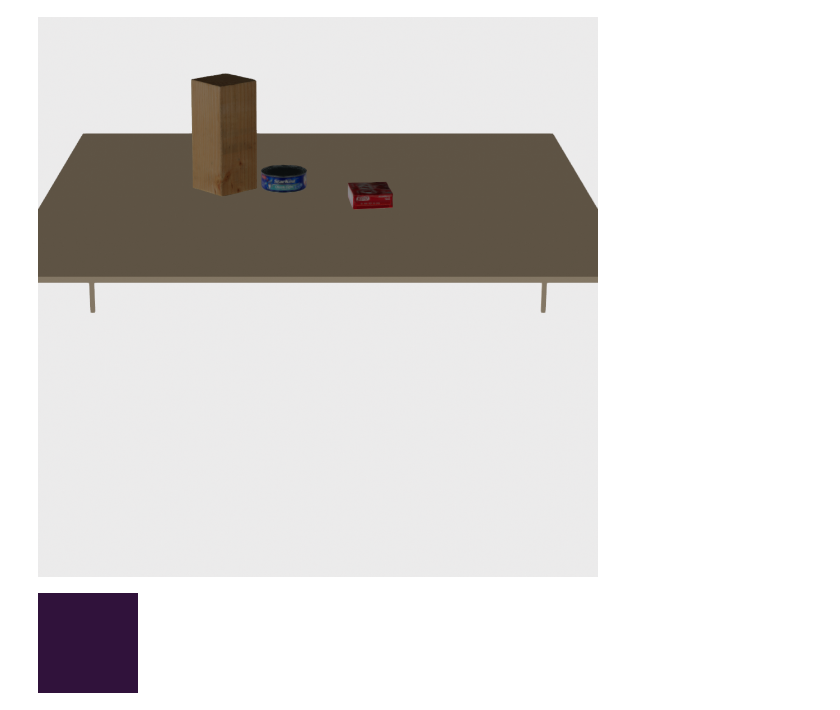
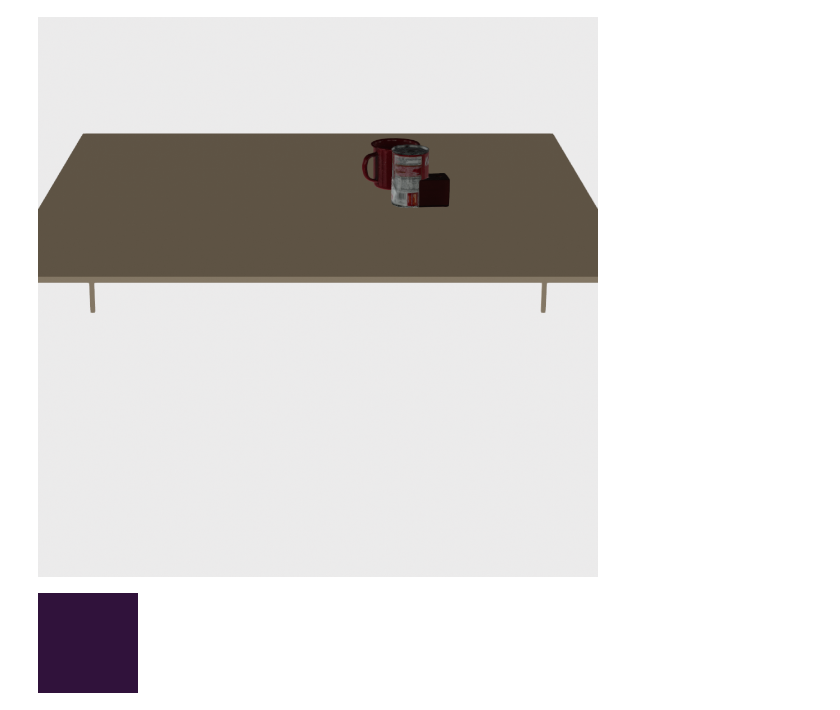
Before and after one commit to probcomp/bayes3d, a Jupyter notebook: experiments/tabletop/scene_parser.ipynb, the cells around one changed output. Drawn from its saved outputs; the diff is of its cells as text; code cells hidden in the pictures.

```diff
--- a/experiments/tabletop/scene_parser.ipynb
+++ b/experiments/tabletop/scene_parser.ipynb
@@ -78,33 +82,33 @@ contact_param_gridding_schedule = [
 
 pose_from_contact_and_face_params_parallel_jit = jax.jit(jax.vmap(j.scene_graph.pose_from_contact_and_face_params, in_axes=(0,None, None, None)))
 # %%
-iter = 3
+iter = 4
 DATASET_FILENAME = f"tabletop_data_{iter}.npz"  # npz file
 DATASET_FILE = os.path.join(j.utils.get_assets_dir(), f"datasets/{DATASET_FILENAME}")
 
 data = np.load(DATASET_FILE,allow_pickle=True)
 original_intrinsics = j.Intrinsics(*data["intrinsics"])
 intrinsics = j.camera.scale_camera_parameters(original_intrinsics, 0.1)
 indices = jnp.array(data["indices"])
 rgb = data["rgb"]
 poses = jnp.array(data["poses"])
 table_pose = jnp.array(data["table_pose"])
 j.get_rgb_image(rgb)
 
 
 observed_point_cloud_image = renderer.render_multiobject(
     jnp.concatenate([poses]),
     jnp.concatenate([indices])
 )
 # j.get_rgb_image(rgb)
 # j.overlay_image(
 #     j.get_rgb_image(rgb),
 # )
 
 j.scale_image(j.get_depth_image(observed_point_cloud_image[:,:,2]), 10)
 j.get_rgb_image(rgb)
 # %% [output]
-[figure, old version]
+[figure, new version]
 # %%
 R = jnp.array([0.0001])
 object_poses, object_ids = jnp.zeros((0,1,4,4)), []
```
Also changed, not shown: parts of 5 cells of this notebook, 2 other files.
